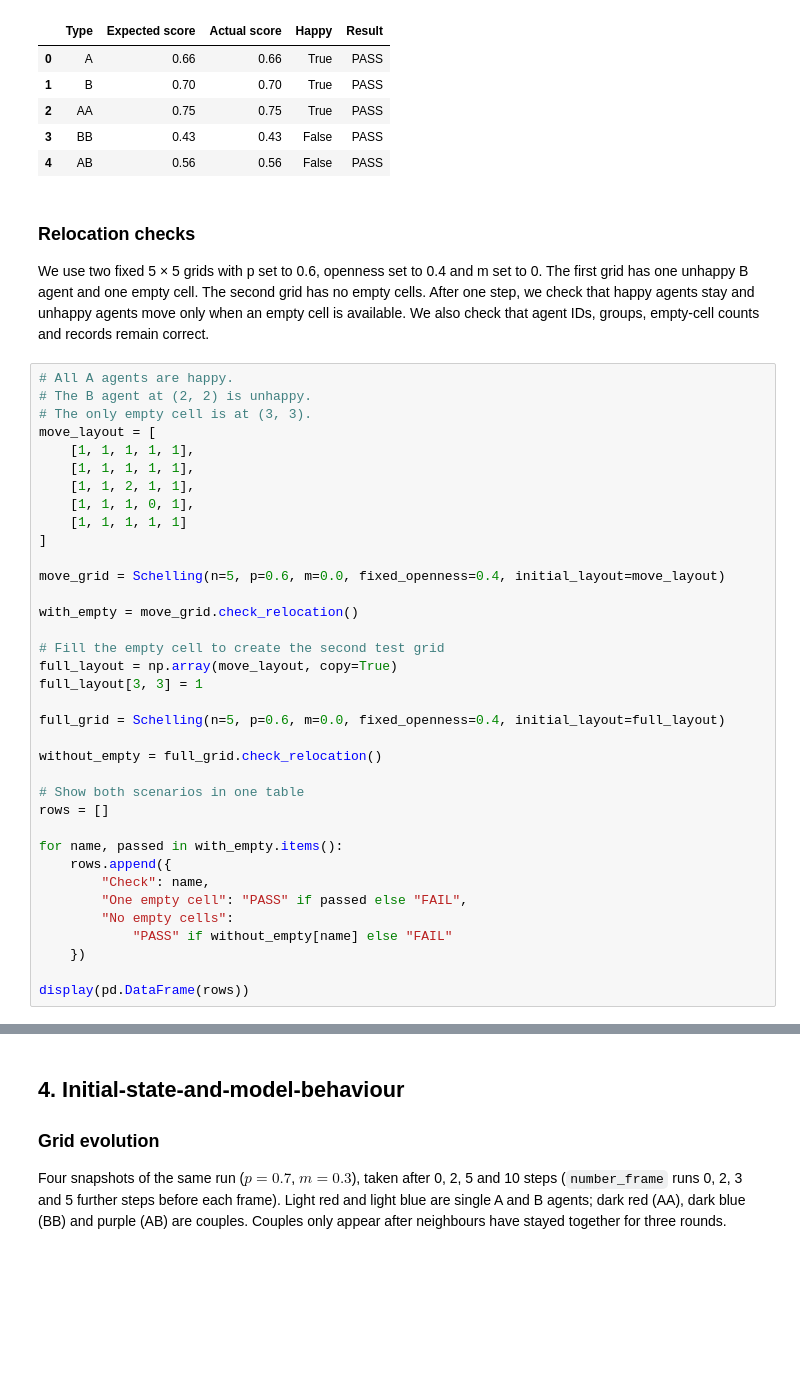
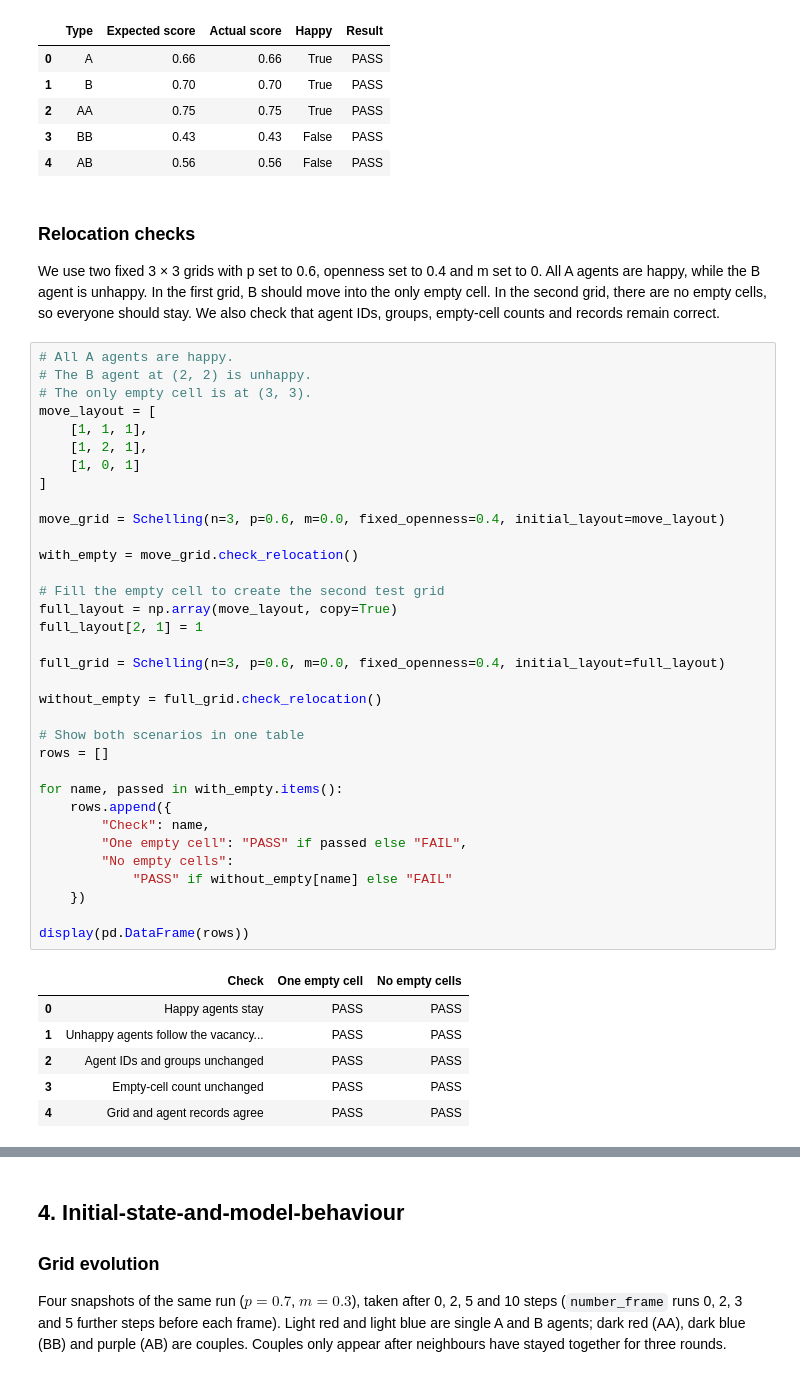
Before and after one commit to DONG-BO-Eric/CITS4403-Project, a Jupyter notebook: notebooks/extended_schelling_analysis.ipynb, the cells around one changed output, grey strips where cells are left out. Cells and saved outputs as stored; diff of their text form; blank space fills up the shorter version.

```diff
--- a/notebooks/extended_schelling_analysis.ipynb
+++ b/notebooks/extended_schelling_analysis.ipynb
@@ -188,40 +188,45 @@ display(pd.DataFrame(rows).round(2))
 # %% [markdown]
 ### Relocation checks
 
-We use two fixed 5 × 5 grids with p set to 0.6, openness set to 0.4 and m set to 0. The first grid has one unhappy B agent and one empty cell. The second grid has no empty cells. After one step, we check that happy agents stay and unhappy agents move only when an empty cell is available. We also check that agent IDs, groups, empty-cell counts and records remain correct.
+We use two fixed 3 × 3 grids with p set to 0.6, openness set to 0.4 and m set to 0. All A agents are happy, while the B agent is unhappy. In the first grid, B should move into the only empty cell. In the second grid, there are no empty cells, so everyone should stay. We also check that agent IDs, groups, empty-cell counts and records remain correct.
 # %%
 # All A agents are happy.
 # The B agent at (2, 2) is unhappy.
 # The only empty cell is at (3, 3).
 move_layout = [
-    [1, 1, 1, 1, 1],
-    [1, 1, 1, 1, 1],
-    [1, 1, 2, 1, 1],
-    [1, 1, 1, 0, 1],
-    [1, 1, 1, 1, 1]
+    [1, 1, 1],
+    [1, 2, 1],
+    [1, 0, 1]
 ]
 
-move_grid = Schelling(n=5, p=0.6, m=0.0, fixed_openness=0.4, initial_layout=move_layout)
+move_grid = Schelling(n=3, p=0.6, m=0.0, fixed_openness=0.4, initial_layout=move_layout)
 
 with_empty = move_grid.check_relocation()
 
 # Fill the empty cell to create the second test grid
 full_layout = np.array(move_layout, copy=True)
-full_layout[3, 3] = 1
+full_layout[2, 1] = 1
 
-full_grid = Schelling(n=5, p=0.6, m=0.0, fixed_openness=0.4, initial_layout=full_layout)
+full_grid = Schelling(n=3, p=0.6, m=0.0, fixed_openness=0.4, initial_layout=full_layout)
 
 without_empty = full_grid.check_relocation()
 
 # Show both scenarios in one table
 rows = []
 
 for name, passed in with_empty.items():
     rows.append({
         "Check": name,
         "One empty cell": "PASS" if passed else "FAIL",
         "No empty cells":
             "PASS" if without_empty[name] else "FAIL"
     })
 
 display(pd.DataFrame(rows))
+# %% [output]
+|  | Check | One empty cell | No empty cells |
+| 0 | Happy agents stay | PASS | PASS |
+| 1 | Unhappy agents follow the vacancy... | PASS | PASS |
+| 2 | Agent IDs and groups unchanged | PASS | PASS |
+| 3 | Empty-cell count unchanged | PASS | PASS |
+| 4 | Grid and agent records agree | PASS | PASS |
```
Also changed, not shown: parts of 2 cells of this notebook, 1 other file.
